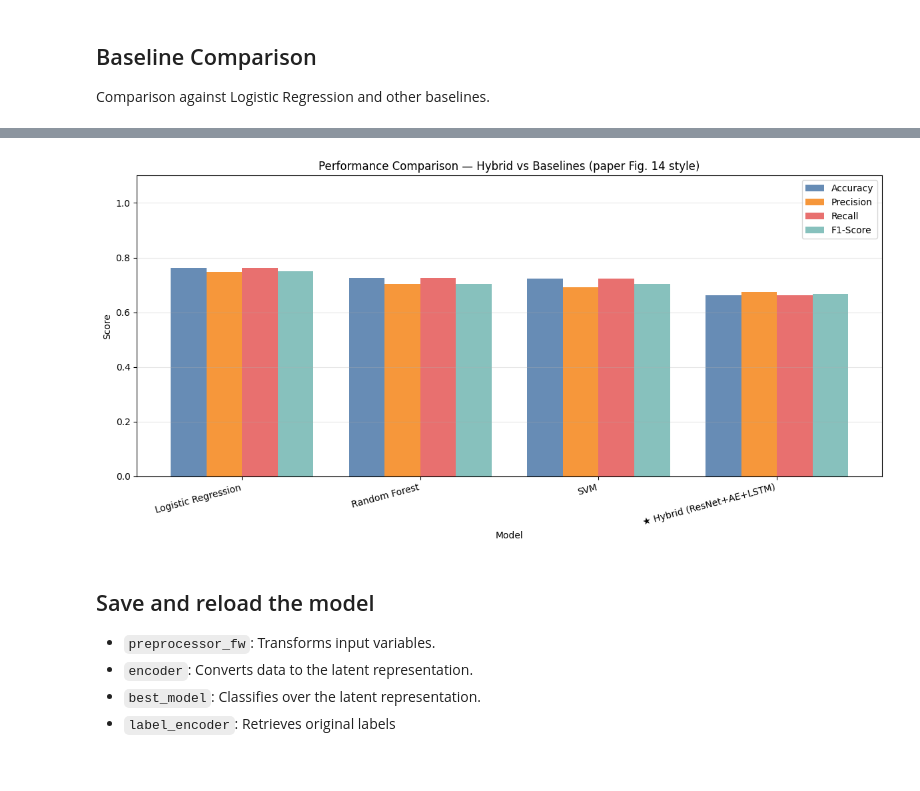
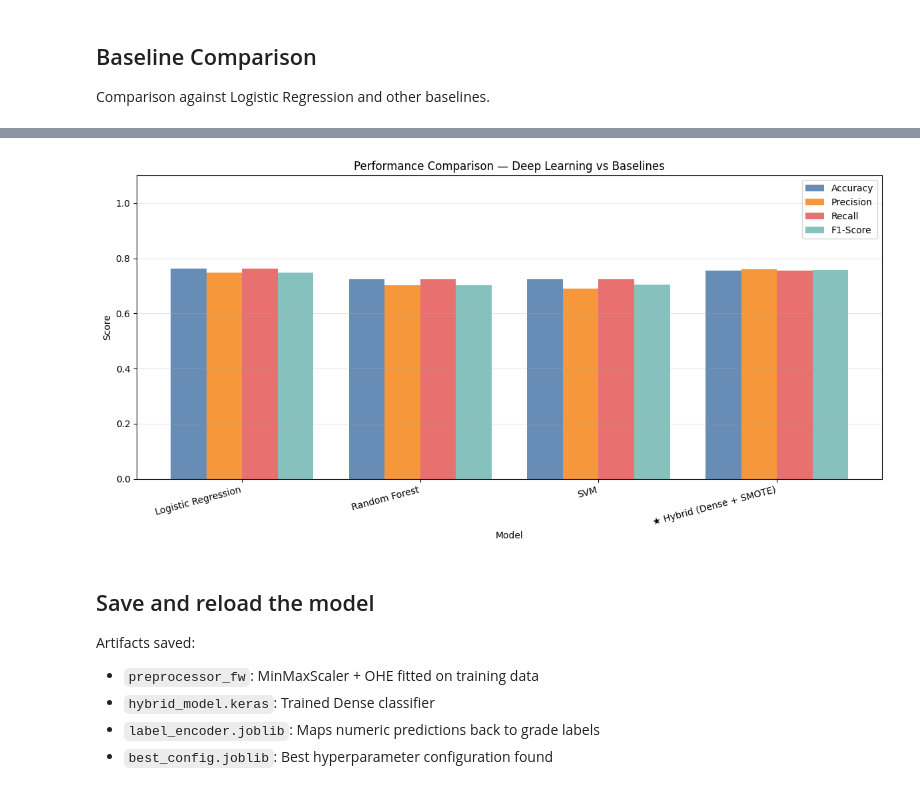
Before and after one commit to DanielContrerasCh/Student-Grade-Prediction, a Jupyter notebook: model.ipynb, the cells around one changed output, grey strips where cells are left out. Saved outputs shown, nothing was run; the diff lists cells and outputs as text; code cells hidden in the pictures.

```diff
--- a/model.ipynb
+++ b/model.ipynb
@@ -537,22 +392,26 @@ This is simulated with a small candidate grid: try each configuration, keep the
 # %%
-def build_lstm_classifier(latent_dim, n_classes, lstm_units=64, dropout_rate=0.3):
-    inputs = keras.Input(shape=(latent_dim, 1), name='lstm_input')
-    x = layers.LSTM(lstm_units, return_sequences=True,  name='lstm_1')(inputs)
+from tensorflow.keras.regularizers import l2
+
+def build_dense_classifier(input_dim, n_classes, units=64, dropout_rate=0.3, l2_reg=0.01):
+    reg = l2(l2_reg)
+    inputs = keras.Input(shape=(input_dim,), name='input')
+    x = layers.Dense(units,      activation='relu', kernel_regularizer=reg)(inputs)
+    x = layers.BatchNormalization()(x)
     x = layers.Dropout(dropout_rate)(x)
-    x = layers.LSTM(lstm_units // 2, return_sequences=False, name='lstm_2')(x)
+    x = layers.Dense(units // 2, activation='relu', kernel_regularizer=reg)(x)
+    x = layers.BatchNormalization()(x)
     x = layers.Dropout(dropout_rate)(x)
-    x = layers.Dense(32, activation='relu', name='dense_head')(x)
+    x = layers.Dense(units // 4, activation='relu', kernel_regularizer=reg)(x)
     x = layers.BatchNormalization()(x)
     x = layers.Dropout(dropout_rate)(x)
     outputs = layers.Dense(n_classes, activation='softmax', name='predictions')(x)
-    return Model(inputs, outputs, name='lstm_classifier')
-
+    return Model(inputs, outputs, name='dense_classifier')
 
 candidate_configs = [
-    {'lstm_units': 64,  'dropout': 0.2, 'lr': 1e-3, 'batch': 32},
-    {'lstm_units': 128, 'dropout': 0.3, 'lr': 1e-3, 'batch': 64},
-    {'lstm_units': 64,  'dropout': 0.3, 'lr': 5e-4, 'batch': 32},
-    {'lstm_units': 128, 'dropout': 0.2, 'lr': 5e-4, 'batch': 64},
+    {'units':  64, 'dropout': 0.3, 'lr': 1e-3, 'batch': 32, 'l2': 0.01},
+    {'units': 128, 'dropout': 0.3, 'lr': 1e-3, 'batch': 64, 'l2': 0.01},
+    {'units':  64, 'dropout': 0.4, 'lr': 5e-4, 'batch': 32, 'l2': 0.01},
+    {'units': 128, 'dropout': 0.4, 'lr': 5e-4, 'batch': 64, 'l2': 0.01},
 ]
 
 best_val_acc = 0
@@ -562,20 +421,21 @@ best_model   = None
 
 for i, cfg in enumerate(candidate_configs):
     print(f'Config {i+1}/{len(candidate_configs)}: {cfg}')
-    model = build_lstm_classifier(
-        latent_dim=LATENT_DIM, n_classes=n_classes,
-        lstm_units=cfg['lstm_units'], dropout_rate=cfg['dropout']
+    model = build_dense_classifier(
+        input_dim=X_train_sm.shape[1], n_classes=n_classes,
+        units=cfg['units'], dropout_rate=cfg['dropout'], l2_reg=cfg['l2']
     )
     model.compile(
         optimizer=keras.optimizers.Adam(learning_rate=cfg['lr']),
         loss='categorical_crossentropy',
         metrics=['accuracy']
     )
-
     history = model.fit(
-        Z_train_seq, y_train_cat,
-        validation_data=(Z_test_seq, y_test_cat),
+        X_train_sm, y_train_cat,
+        validation_data=(X_test_fw, y_test_cat),
         epochs=80, batch_size=cfg['batch'],
+        callbacks=[EarlyStopping(monitor='val_accuracy', patience=10,
+                                 restore_best_weights=True, mode='max')],
         verbose=0
     )
     val_acc = max(history.history['val_accuracy'])
@@ -628,7 +488,7 @@ plt.tight_layout(); plt.show()
 
 We evaluate with the same metrics as the paper: Accuracy, Precision, Recall, F1-Score, and AUC-ROC.
 # %%
-y_pred_proba = best_model.predict(Z_test_seq, verbose=0)
+y_pred_proba = best_model.predict(X_test_fw, verbose=0)
 y_pred_fw    = np.argmax(y_pred_proba, axis=1)
 fw_labels    = label_encoder.classes_
 
@@ -718,7 +578,7 @@ for name, clf in baselines.items():
     })
 
 results.append({
-    'Model':     '★ Hybrid (ResNet+AE+LSTM)',
+    'Model':     '★ Hybrid (Dense + SMOTE)',
     'Accuracy':  fw_acc, 'Precision': fw_precision,
     'Recall':    fw_recall, 'F1-Score': fw_f1, 'AUC-ROC': fw_auc,
 })
@@ -737,7 +597,7 @@ for i, (metric, color) in enumerate(zip(metrics_to_plot, colors)):
            label=metric, color=color, alpha=0.85)
 
 ax.set_xlabel('Model'); ax.set_ylabel('Score')
-ax.set_title('Performance Comparison — Hybrid vs Baselines (paper Fig. 14 style)')
+ax.set_title('Performance Comparison — Deep Learning vs Baselines')
 ax.set_xticks(x + width * 1.5)
 ax.set_xticklabels(df_results.index.tolist(), rotation=15, ha='right')
 ax.set_ylim(0, 1.1); ax.legend(); ax.grid(axis='y', alpha=0.3)
@@ -752,11 +612,12 @@ SVM                         0.7238    0.6912  0.7238   0.7049  0.9015
-[figure, old version]
+[figure, new version]
 # %% [markdown]
 ## Save and reload the model
 
-- `preprocessor_fw`: Transforms input variables.
-- `encoder`: Converts data to the latent representation.
-- `best_model`: Classifies over the latent representation.
-- `label_encoder`: Retrieves original labels
+Artifacts saved:
+- `preprocessor_fw`: MinMaxScaler + OHE fitted on training data
+- `hybrid_model.keras`: Trained Dense classifier
+- `label_encoder.joblib`: Maps numeric predictions back to grade labels
+- `best_config.joblib`: Best hyperparameter configuration found
 # %%
 from pathlib import Path
 import joblib
```
Also changed, not shown: parts of 20 cells of this notebook, 2 other files.
